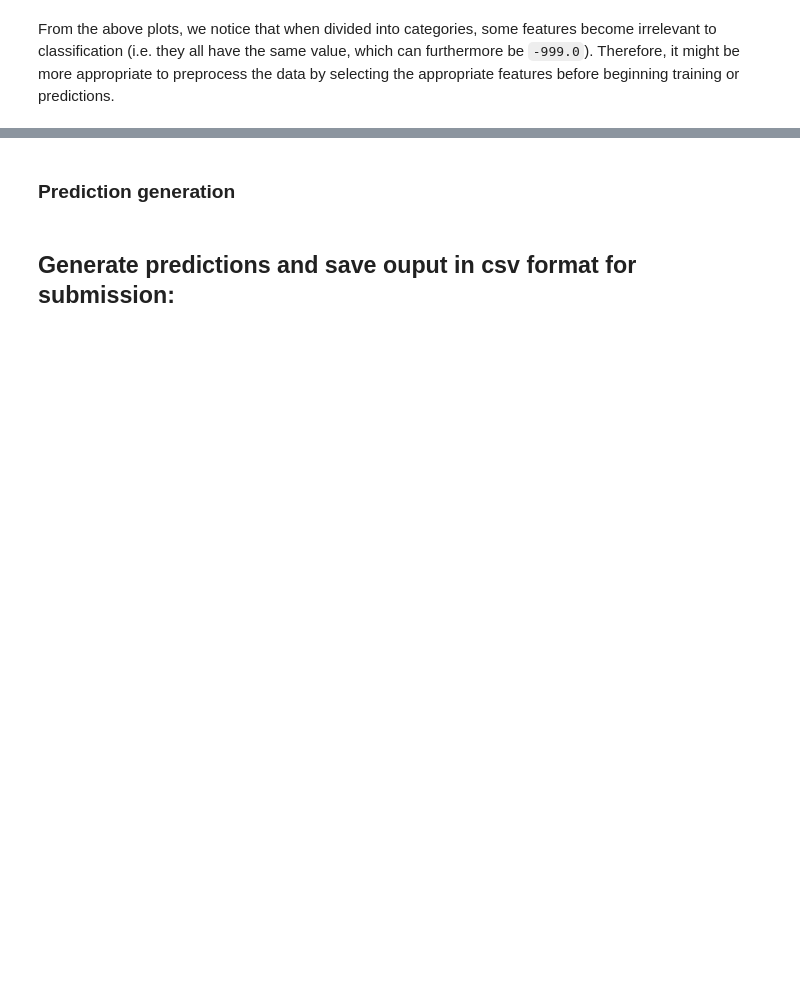
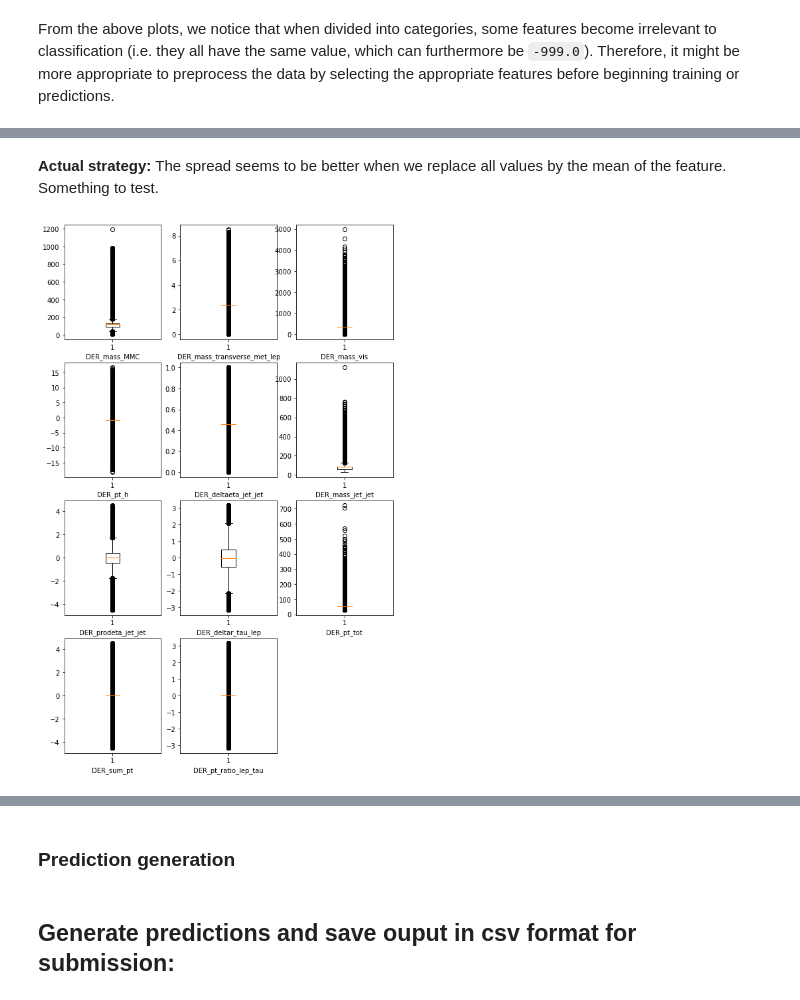
Before and after one commit to CS-433/ml-project-1-krz, a Jupyter notebook: scripts/exploration.ipynb, the cells around one changed output, grey strips where cells are left out. Saved outputs shown, nothing was run; the diff lists cells and outputs as text; code cells hidden in the pictures; blank space fills up the shorter version.

```diff
--- a/scripts/exploration.ipynb
+++ b/scripts/exploration.ipynb
@@ -103,0 +202,24 @@ irrelevant_features = {
+# %%
+replace_median = ['DER_mass_MMC', 'DER_mass_jet_jet',
+                  'PRI_jet_leading_pt', 'PRI_jet_subleading_pt']
+# %%
+def replace_unknown_values(data, labels, replace_median):
+    """replace all unknown (`-999.0`) values with the mean, except for features specified by `replace_median`"""
+    dat = data.copy()
+    for ind, f in enumerate(labels):
+        known_values = np.where(dat.T[ind] != -999.0)
+        unknown_values = np.where(dat.T[ind] == -999.0)
+        col = dat.T[ind, known_values]
+        #replace_value = np.median(col) if f in replace_median else np.mean(col)
+        replace_value = np.mean(col)
+        dat.T[ind, unknown_values] = replace_value
+    return dat
+# %% [markdown]
+**Actual strategy:** The spread seems to be better when we replace all values by the mean of the feature. Something to test.
+# %%
+replaced_ = replace_unknown_values(clean_, clean_labels, replace_median)
+# %%
+# Check updated boxplots
+plot_feature_boxplots(replaced_, labels, 3)
+# %% [output]
+[figure, added]
```
Also changed, not shown: parts of 39 cells of this notebook, 2 other files.
